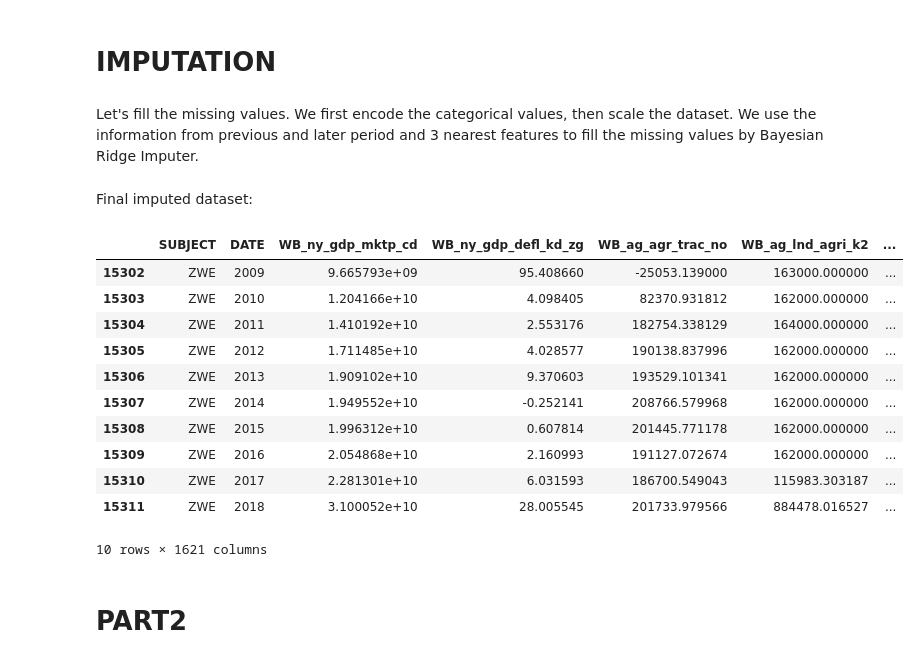
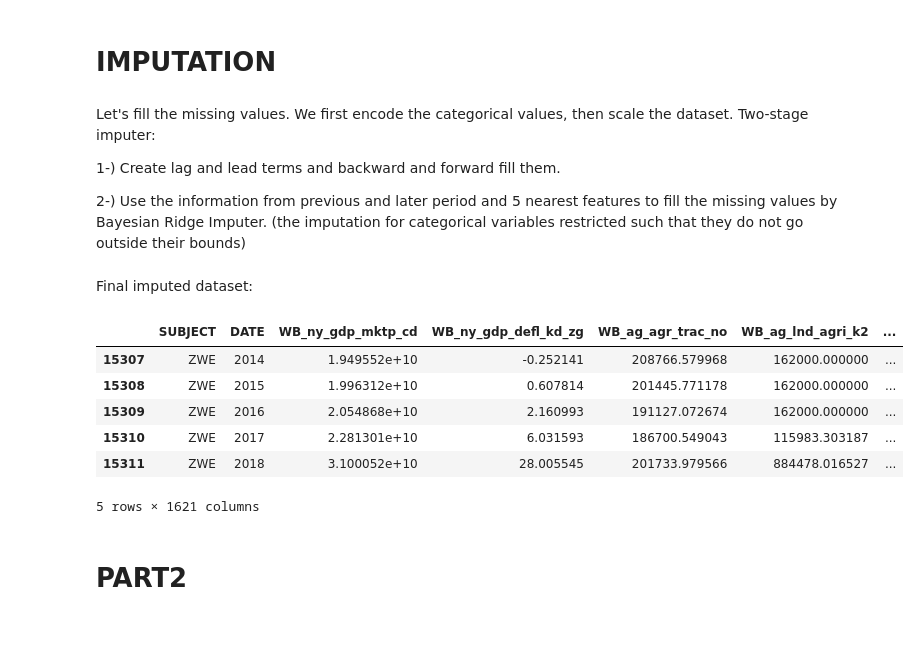
Before and after one commit to haydarevren/automated-capstone-demo, a Jupyter notebook: automated-insight-demo.ipynb, the cells around one changed output. Cells and saved outputs as stored; diff of their text form; code cells hidden in the pictures; blank space fills up the shorter version.

```diff
--- a/automated-insight-demo.ipynb
+++ b/automated-insight-demo.ipynb
@@ -215,4 +167,9 @@ ds3.head(10)
 # %% [markdown]
 # IMPUTATION
 # %% [markdown]
-Let's fill the missing values. We first encode the categorical values, then scale the dataset. We use the information from previous and later period and 3 nearest features to fill the missing values by Bayesian Ridge Imputer.
+Let's fill the missing values. We first encode the categorical values, then scale the dataset.
+Two-stage imputer:
+
+1-) Create lag and lead terms and backward and forward fill them.
+
+2-) Use the information from previous and later period and 5 nearest features to fill the missing values by Bayesian Ridge Imputer. (the imputation for categorical variables restricted such that they do not go outside their bounds)
@@ -289,20 +203,15 @@ Final imputed dataset:
 # imputed_df.tail(10)
 # %%
 ds4=pd.read_csv('data/ds4.csv', index_col='Unnamed: 0')
-ds4.head(10)
+ds4.tail(5)
 # %% [output]
 |  | SUBJECT | DATE | WB_ny_gdp_mktp_cd | WB_ny_gdp_defl_kd_zg | WB_ag_agr_trac_no | WB_ag_lnd_agri_k2 | ... |
-| 15302 | ZWE | 2009 | 9.665793e+09 | 95.408660 | -25053.139000 | 163000.000000 | ... |
-| 15303 | ZWE | 2010 | 1.204166e+10 | 4.098405 | 82370.931812 | 162000.000000 | ... |
-| 15304 | ZWE | 2011 | 1.410192e+10 | 2.553176 | 182754.338129 | 164000.000000 | ... |
-| 15305 | ZWE | 2012 | 1.711485e+10 | 4.028577 | 190138.837996 | 162000.000000 | ... |
-| 15306 | ZWE | 2013 | 1.909102e+10 | 9.370603 | 193529.101341 | 162000.000000 | ... |
 | 15307 | ZWE | 2014 | 1.949552e+10 | -0.252141 | 208766.579968 | 162000.000000 | ... |
 | 15308 | ZWE | 2015 | 1.996312e+10 | 0.607814 | 201445.771178 | 162000.000000 | ... |
 | 15309 | ZWE | 2016 | 2.054868e+10 | 2.160993 | 191127.072674 | 162000.000000 | ... |
 | 15310 | ZWE | 2017 | 2.281301e+10 | 6.031593 | 186700.549043 | 115983.303187 | ... |
 | 15311 | ZWE | 2018 | 3.100052e+10 | 28.005545 | 201733.979566 | 884478.016527 | ... |
-10 rows × 1621 columns
+5 rows × 1621 columns
 # %% [markdown]
 # PART2
 # %% [markdown]
```
Also changed, not shown: parts of 49 cells of this notebook, 9 other files.
